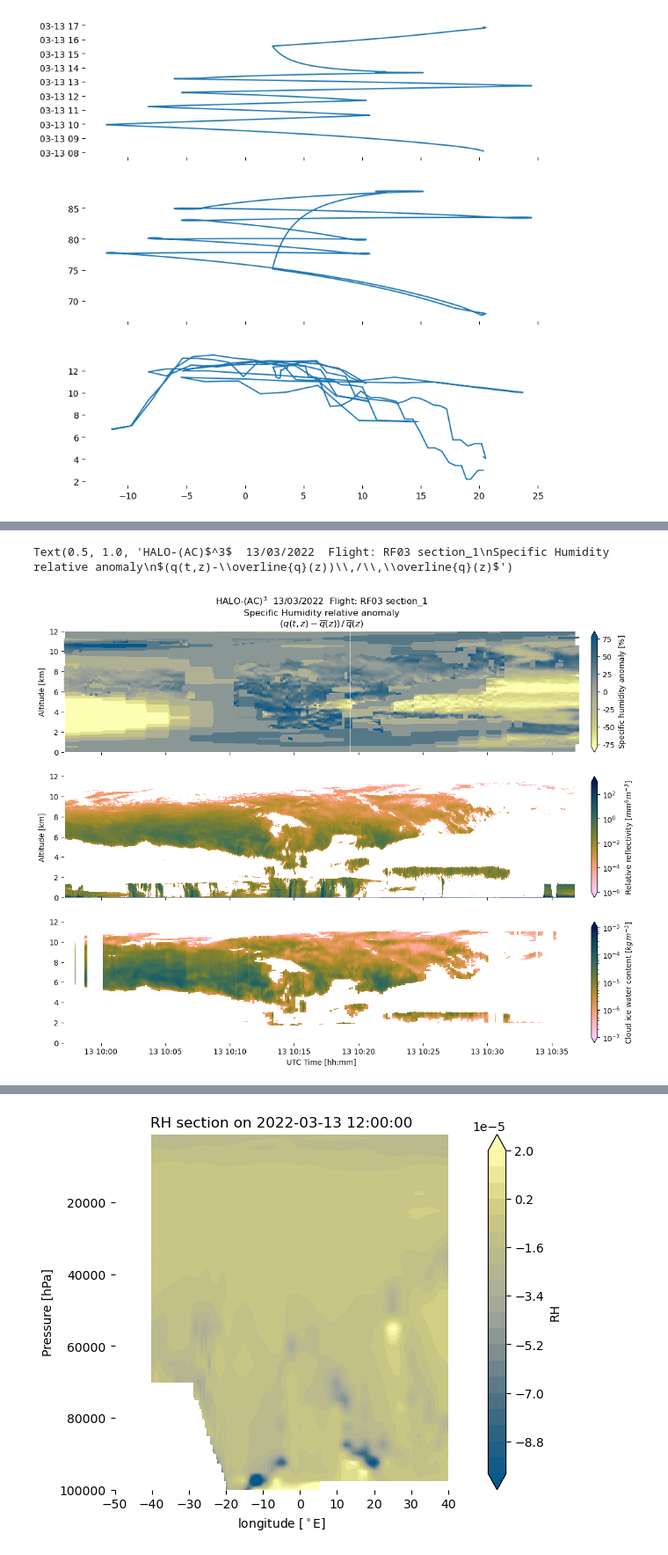
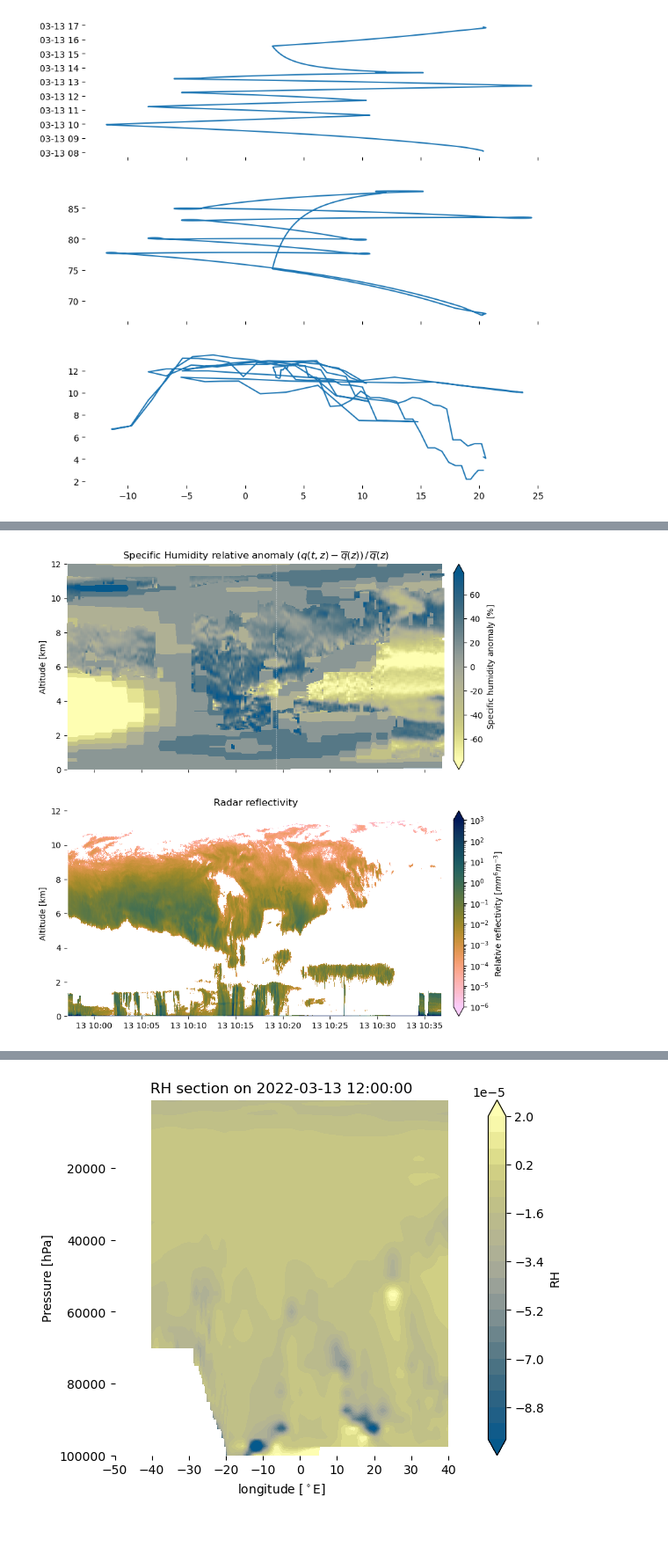
Before and after one commit to fepit/haloac3_moistintrusion, a Jupyter notebook: hac3_paper.ipynb, the cells around one changed output, grey strips where cells are left out. Shown at 88% size. Drawn from its saved outputs; the diff is of its cells as text; code cells hidden in the pictures; blank space fills up the shorter version.

```diff
--- a/hac3_paper.ipynb
+++ b/hac3_paper.ipynb
@@ -533,13 +477,13 @@ sec2={'section_2': sections['section_2']}
 # %%
 #plot specific humidity, radar and lidar signals and cloud ice for section 1
 
-fig,axes=plt.subplots(3,1,figsize=(15,10),sharex=True)
+fig,axes=plt.subplots(2,1,figsize=(10,10),sharex=True)
 
  # Slice the sections
 
-selsec='section_1'
+sec_name='section_1'
 
-sec_name, sec_info in sec1.items()
+sec_info = sections[sec_name]
 secs = mdates.date2num(np.array(w_time_s, dtype='datetime64[s]'))
 start_idx = sec_info['start_idx']
 end_idx = sec_info['end_idx']
@@ -559,9 +503,9 @@ ftime=xr.DataArray(data=np.array(w_time_s, dtype='datetime64[s]'),coords={'time'
 flat=xr.DataArray(data=w_lat,coords={'time':ftime})
 flon=xr.DataArray(data=w_lon,coords={'time':ftime})
 
-sectime=xr.DataArray(data=np.array(w_time_s, dtype='datetime64[s]')[sections[selsec]['start_idx']:sections[selsec]['end_idx']],coords={'time':np.array(w_time_s, dtype='datetime64[s]')[sections[selsec]['start_idx']:sections[selsec]['end_idx']]})
-seclon=xr.DataArray(data=w_lon[sections[selsec]['start_idx']:sections[selsec]['end_idx']],coords={'time':sectime})
-seclat=xr.DataArray(data=w_lat[sections[selsec]['start_idx']:sections[selsec]['end_idx']],coords={'time':sectime})
+sectime=xr.DataArray(data=np.array(w_time_s, dtype='datetime64[s]')[sections[sec_name]['start_idx']:sections[sec_name]['end_idx']],coords={'time':np.array(w_time_s, dtype='datetime64[s]')[sections[sec_name]['start_idx']:sections[sec_name]['end_idx']]})
+seclon=xr.DataArray(data=w_lon[sections[sec_name]['start_idx']:sections[sec_name]['end_idx']],coords={'time':sectime})
+seclat=xr.DataArray(data=w_lat[sections[sec_name]['start_idx']:sections[sec_name]['end_idx']],coords={'time':sectime})
 
     #plot relative q anomaly from ERA5 along section
 
@@ -578,45 +522,44 @@ cm1=axes[0].pcolormesh(secs_section, w_alt/1000, np.flipud(np.rot90(data_section
 # plot radar reflectivity
 cm2 = axes[1].pcolormesh(ds.time.sel(time=slice(sectime[0],sectime[-1])), ds.altitude/1000, ds.radar_reflectivity.T.sel(time=slice(sectime[0],sectime[-1])),cmap=cmcr.batlow_r, norm=LogNorm(vmin=1e-6, vmax=1e+3))
 
 #plot cloud ice water content
-cm3 = axes[2].pcolormesh(dsv.Time.assign_coords(time=dsv.Time).sel(time=slice(sectime[0],sectime[-1])), dsv.Height/1000, dsv.Varcloud_Cloud_Ice_Water_Content.assign_coords(time=dsv.Time,height=dsv.Height).T.sel(time=slice(sectime[0],sectime[-1])),cmap=cmcr.batlow_r,norm=LogNorm(vmin=1e-7, vmax=1e-3))
+#cm3 = axes[2].pcolormesh(dsv.Time.assign_coords(time=dsv.Time).sel(time=slice(sectime[0],sectime[-1])), dsv.Height/1000, dsv.Varcloud_Cloud_Ice_Water_Content.assign_coords(time=dsv.Time,height=dsv.Height).T.sel(time=slice(sectime[0],sectime[-1])),cmap=cmcr.batlow_r,norm=LogNorm(vmin=1e-7, vmax=1e-3))
 
 
 # axes formatting
 
 axes[0].plot([f_ds03.launch_time[5].values,f_ds03.launch_time[5].values], [0,12], color='white', linestyle='dashed', label='DS 6',linewidth=0.5)
     #axes[0].plot([f_ds03.launch_time[7].values,f_ds03.launch_time[7].values], [0,12], color='white', linestyle='dashed', label='DS 7',linewidth=0.5)
 
 axes[0].set_ylabel("Altitude [km]")
 axes[1].set_ylabel("Altitude [km]")
-axes[2].set_ylabel("Altitude [km]")
-axes[2].set_xlabel("UTC Time [hh:mm]")
+#axes[2].set_ylabel("Altitude [km]")
+#axes[2].set_xlabel("UTC Time [hh:mm]")
 axes[0].set_ylim(0,12)
 axes[1].set_ylim(0,12)
-axes[2].set_ylim(0,12)
+#axes[2].set_ylim(0,12)
 
 cbar = plt.colorbar(mappable=cm1,extend = 'both', pad = 0.02)#, , format = mpl.ticker.LogFormatter(), ticks = mpl.ticker.LogLocator())
 cbar.set_label(r"Specific humidity anomaly $[\%]$")
 
 cbar.ax.tick_params(which='minor', width=0, length=0, labelsize=0)
 cbar.ax.yaxis.set_major_formatter(matplotlib.ticker.FuncFormatter(lambda x, pos: f"{100*x:.0f}"))
 
 cbar2 = plt.colorbar(mappable=cm2,extend = 'both', pad = 0.02)#, , format = mpl.ticker.LogFormatter(), ticks = mpl.ticker.LogLocator())
 cbar2.set_label(r"Relative reflectivity $[mm^6 m^{-3}]$")
 
-cbar3 = plt.colorbar(mappable=cm3,extend = 'both', pad = 0.02)#, , format = mpl.ticker.LogFormatter(), ticks = mpl.ticker.LogLocator())
-cbar3.set_label(r"Cloud ice water content $[kg\,m^{-3}]$")
+#cbar3 = plt.colorbar(mappable=cm3,extend = 'both', pad = 0.02)#, , format = mpl.ticker.LogFormatter(), ticks = mpl.ticker.LogLocator())
+#cbar3.set_label(r"Cloud ice water content $[kg\,m^{-3}]$")
 
-axes[0].set_title("HALO-(AC)$^3$  " + time.strftime("%d/%m/%Y", full_date) +
-"  Flight: " + file_name[-9:-5]+ f" {sec_name}"+
-"\nSpecific Humidity relative anomaly\n"
+axes[0].set_title("Specific Humidity relative anomaly "
 r"$(q(t,z)-\overline{q}(z))\,/\,\overline{q}(z)$",
 fontsize=12)
 axes[1].set_title("Radar reflectivity")
-axes[2].set_title("Cloud ice water content")
+#axes[2].set_title("Cloud ice water content")
+
+plt.savefig('/Users/fpithan/Documents/haloac3_paper/hac3_combinedsection1_f3.pdf')
 # %% [output]
-Text(0.5, 1.0, 'HALO-(AC)$^3$  13/03/2022  Flight: RF03 section_1\nSpecific Humidity relative anomaly\n$(q(t,z)-\\overline{q}(z))\\,/\\,\\overline{q}(z)$')
-[figure, old version]
+[figure, new version]
 # %%
 # plot ERA5 curtain on flight track
 w,h=plt.figaspect(0.4)
```
Also changed, not shown: parts of 11 cells of this notebook.
